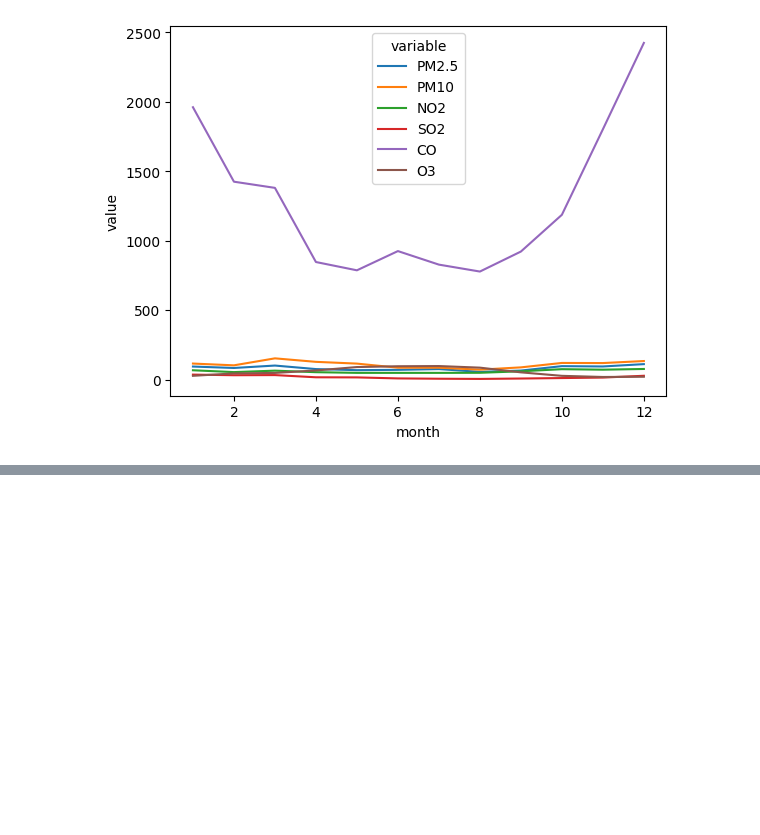
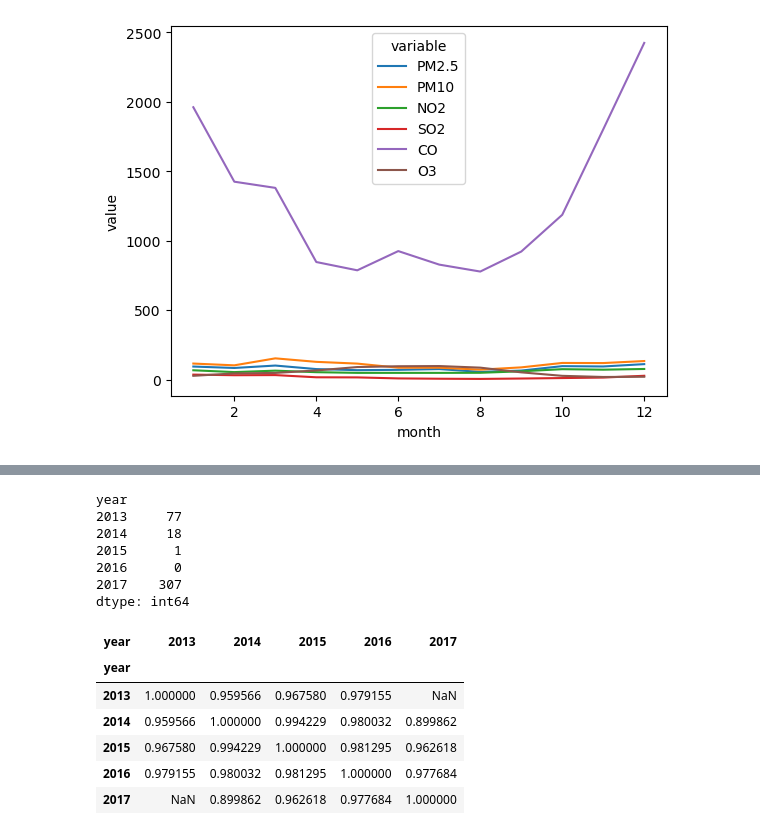
Before and after one commit to perthonBalans/SUSTC_Stat_217_Proj, a Jupyter notebook: Single_variable_analysis.ipynb, the cells around one changed output, grey strips where cells are left out. Saved outputs shown, nothing was run; the diff lists cells and outputs as text; code cells hidden in the pictures; blank space fills up the shorter version.

```diff
--- a/Single_variable_analysis.ipynb
+++ b/Single_variable_analysis.ipynb
@@ -102,0 +141,21 @@ sns.lineplot(x='date', y='value', hue='variable', data=pd.melt(Daily_pollutants,
+# %%
+O3_SO2['month-day'] = O3_SO2['date'].apply(lambda x: x.strftime('%m-%d'))
+# %%
+O3_pivot_table = O3_SO2.pivot_table(index='month-day', columns='year', values='O3_roll')
+print(O3_pivot_table.isnull().sum())
+O3_pivot_table.corr()
+# %% [output]
+year
+2013     77
+2014     18
+2015      1
+2016      0
+2017    307
+dtype: int64
+| year | 2013 | 2014 | 2015 | 2016 | 2017 |
+| year |  |  |  |  |  |
+| 2013 | 1.000000 | 0.959566 | 0.967580 | 0.979155 | NaN |
+| 2014 | 0.959566 | 1.000000 | 0.994229 | 0.980032 | 0.899862 |
+| 2015 | 0.967580 | 0.994229 | 1.000000 | 0.981295 | 0.962618 |
+| 2016 | 0.979155 | 0.980032 | 0.981295 | 1.000000 | 0.977684 |
+| 2017 | NaN | 0.899862 | 0.962618 | 0.977684 | 1.000000 |
```
Also changed, not shown: parts of 7 cells of this notebook, 3 other files.
